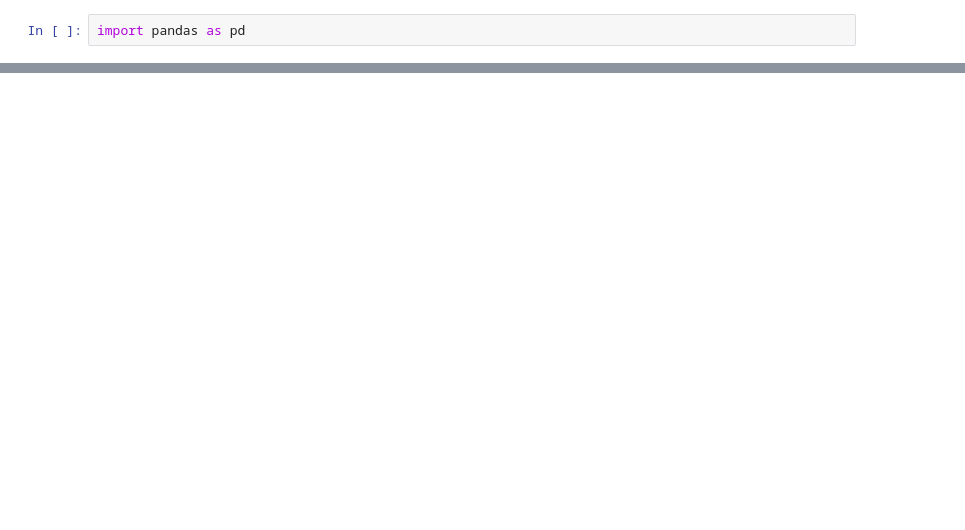
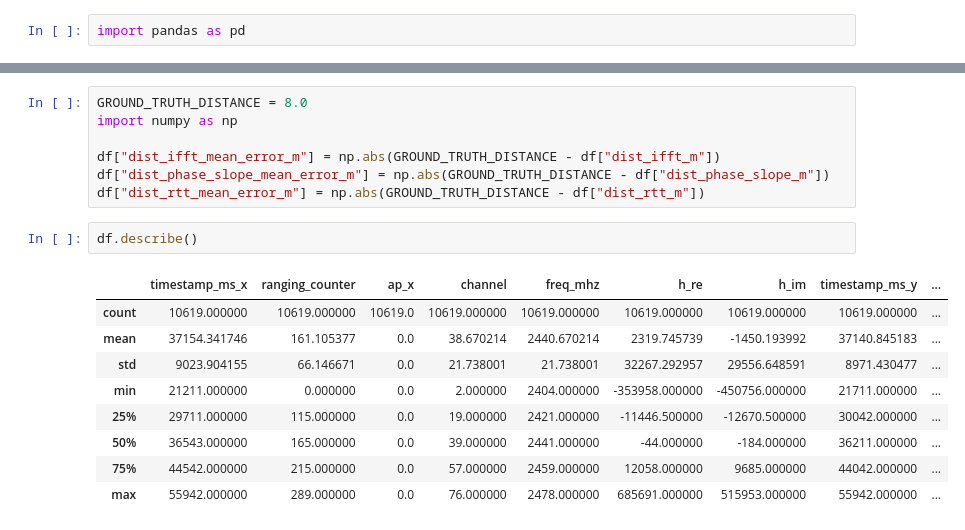
Before and after one commit to twatteyne/channelsounding, a Jupyter notebook: nrfconnect-sample/ras_initiator/scripts/data-exploration.ipynb, the cells around one changed output, grey strips where cells are left out. Saved outputs shown, nothing was run; the diff lists cells and outputs as text; blank space fills up the shorter version.

```diff
--- a/nrfconnect-sample/ras_initiator/scripts/data-exploration.ipynb
+++ b/nrfconnect-sample/ras_initiator/scripts/data-exploration.ipynb
@@ -34 +40,20 @@ df.head()
 5 rows × 22 columns
+# %%
+GROUND_TRUTH_DISTANCE = 8.0
+import numpy as np
+
+df["dist_ifft_mean_error_m"] = np.abs(GROUND_TRUTH_DISTANCE - df["dist_ifft_m"])
+df["dist_phase_slope_mean_error_m"] = np.abs(GROUND_TRUTH_DISTANCE - df["dist_phase_slope_m"])
+df["dist_rtt_mean_error_m"] = np.abs(GROUND_TRUTH_DISTANCE - df["dist_rtt_m"])
+# %%
+df.describe()
+# %% [output]
+|  | timestamp_ms_x | ranging_counter | ap_x | channel | freq_mhz | h_re | h_im | timestamp_ms_y | ... |
+| count | 10619.000000 | 10619.000000 | 10619.0 | 10619.000000 | 10619.000000 | 10619.000000 | 10619.000000 | 10619.000000 | ... |
+| mean | 37154.341746 | 161.105377 | 0.0 | 38.670214 | 2440.670214 | 2319.745739 | -1450.193992 | 37140.845183 | ... |
+| std | 9023.904155 | 66.146671 | 0.0 | 21.738001 | 21.738001 | 32267.292957 | 29556.648591 | 8971.430477 | ... |
+| min | 21211.000000 | 0.000000 | 0.0 | 2.000000 | 2404.000000 | -353958.000000 | -450756.000000 | 21711.000000 | ... |
+| 25% | 29711.000000 | 115.000000 | 0.0 | 19.000000 | 2421.000000 | -11446.500000 | -12670.500000 | 30042.000000 | ... |
+| 50% | 36543.000000 | 165.000000 | 0.0 | 39.000000 | 2441.000000 | -44.000000 | -184.000000 | 36211.000000 | ... |
+| 75% | 44542.000000 | 215.000000 | 0.0 | 57.000000 | 2459.000000 | 12058.000000 | 9685.000000 | 44042.000000 | ... |
+| max | 55942.000000 | 289.000000 | 0.0 | 76.000000 | 2478.000000 | 685691.000000 | 515953.000000 | 55942.000000 | ... |
```
Also changed, not shown: parts of 5 cells of this notebook.
